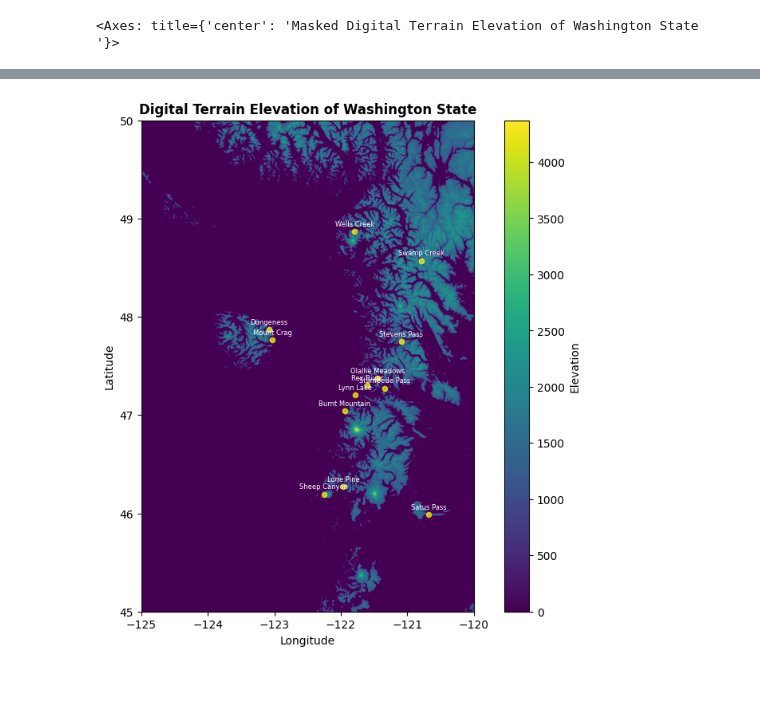
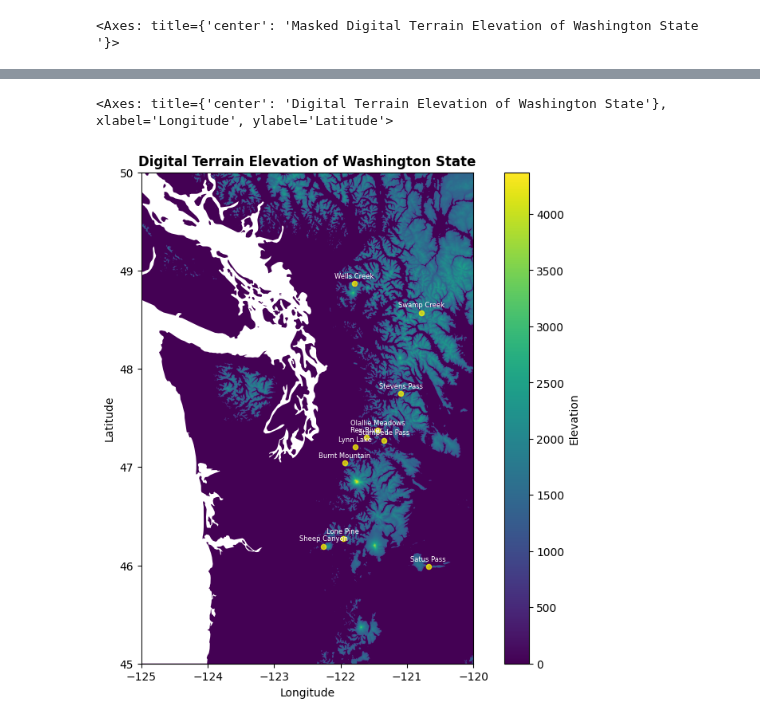
Before and after one commit to UW-ESS-DS/MLGeo-2023-Atmospheric-Rivers, a Jupyter notebook: notebooks/DEM.ipynb, the cells around one changed output, grey strips where cells are left out. Cells and saved outputs as stored; diff of their text form; code cells hidden in the pictures; blank space fills up the shorter version.

```diff
--- a/notebooks/DEM.ipynb
+++ b/notebooks/DEM.ipynb
@@ -74,26 +72,39 @@ stations
+# %%
+#shoreline
+
+fname_2 = "ne_10m_ocean"
+file_path_2 = 'data/ne_10m_ocean/'+fname_2+".shp"
+shoreline = gpd.read_file(file_path_2)
 # %%
 fig, ax = plt.subplots(figsize=(10,8))
 show(mask_elevation, cmap = "viridis", title="Digital Terrain Elevation of Washington State", ax=ax, transform=transform)
 stations.plot(ax=plt.gca(), marker='o', color='yellow', markersize=20, alpha=0.7)
 ax.set_xlabel('Longitude')
 ax.set_ylabel('Latitude')
 
 #create colorbar using ScalarMappable from matplotlib
 from matplotlib.cm import ScalarMappable
 
 sm = ScalarMappable(cmap='viridis', norm=plt.Normalize(vmin=0, vmax=elevation.max()))
 sm.set_array([]) #empty array
 cbar = plt.colorbar(sm, ax=ax, label='Elevation')
 sm.set_array(elevation.flatten())
 
 #label stations name
 for idx, row in stations.iterrows():
     ax.annotate(row['name'], (row.geometry.x, row.geometry.y), textcoords="offset points", xytext=(0,5), ha='center', fontsize=6, color='white')
 
+#add shoreline
+from shapely.geometry import box
+bbox = box(-125, 45, -120, 50)
+clipped_shoreline = gpd.clip(shoreline, bbox)
+clipped_shoreline.plot(ax=ax, color="white")
+
 # #save file as a png format image
 # plt.savefig('final_plot.png', bbox_inches='tight', pad_inches=0.1, dpi=300)
 # %% [output]
+<Axes: title={'center': 'Digital Terrain Elevation of Washington State'}, xlabel='Longitude', ylabel='Latitude'>
-[figure, old version]
+[figure, new version]
 # %%
 #Export Data
 mask_elevation = mask_elevation.squeeze()
```
Also changed, not shown: parts of 3 cells of this notebook.
